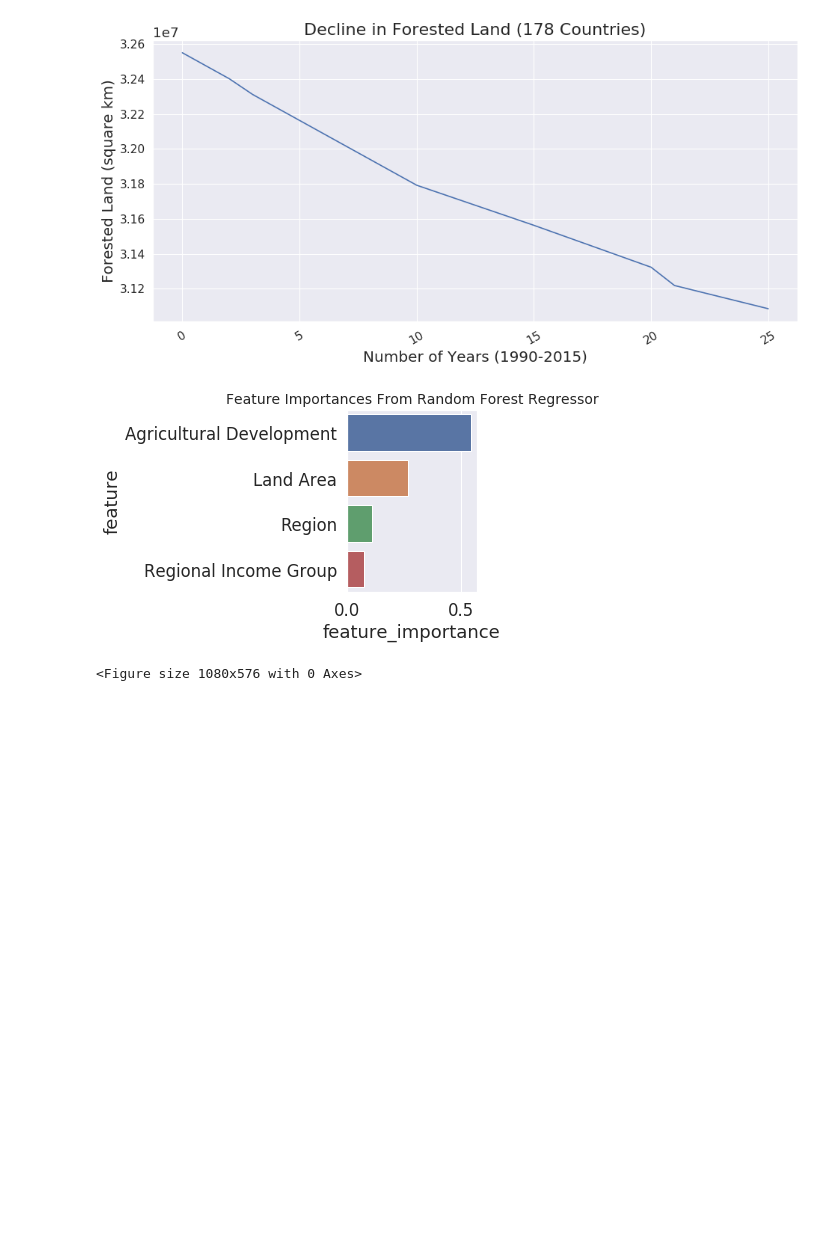
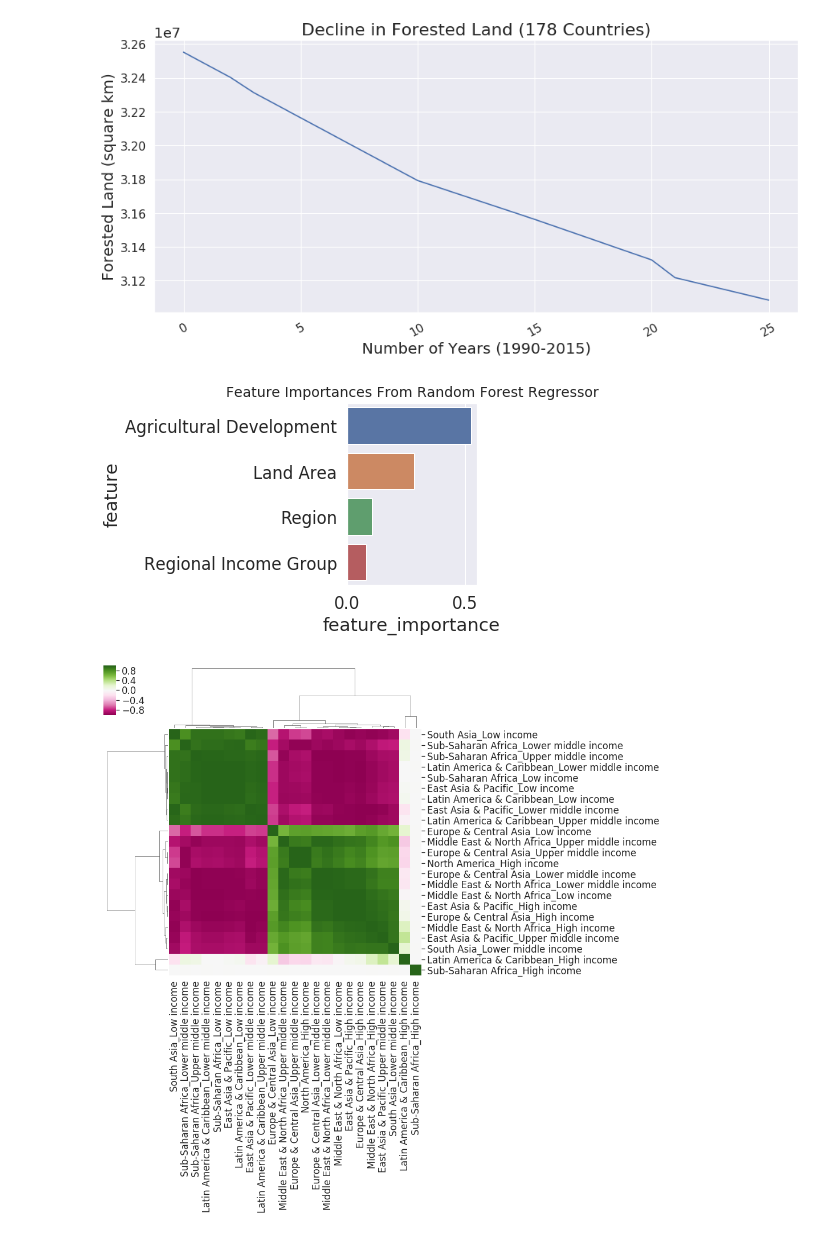
Before and after one commit to reventropy/data_incubator_2018, a Jupyter notebook: deforestation.ipynb, the cells around one changed output. Drawn from its saved outputs; the diff is of its cells as text; code cells hidden in the pictures; blank space fills up the shorter version.

```diff
--- a/deforestation.ipynb
+++ b/deforestation.ipynb
@@ -49,6 +49,7 @@ def plot_deforestation_data(merged):
     plt.xlabel("Number of Years (1990-2015)",fontsize=18)
     plt.tight_layout()
     plt.show()
+    plt.close()
 
 
 def plot_feature_importances(merged):
@@ -69,8 +70,46 @@ def plot_feature_importances(merged):
     ax = sns.barplot(x="feature_importance", y="feature", data=feature_importances_out)
     plt.title("Feature Importances From Random Forest Regressor",fontsize=14)
     plt.tight_layout()
-    plt.figure(figsize=(15,8))
     plt.show()
+    plt.close()
+
+def plotClustermap():
+	df_forestation = pd.read_csv("data/percent_forestation.csv")
+	df_region = pd.read_csv("data/region_and_income.csv")
+	code2name = dict(zip(list(df_forestation["Country Code"].values),list(df_forestation["Country Name"].values)))
+
+	df_forestation.index = df_forestation["Country Code"].values
+	df_region.index = df_region["Country Code"].values
+
+	df_forestation = df_forestation[df_forestation.columns[4:]]
+	df_region = df_region[["Region","IncomeGroup"]]
+	merged = pd.concat([df_region,df_forestation],axis=1,sort=False)
+	merged.dropna(how="any",inplace=True,axis=0)
+	merged = merged.groupby(["Region","IncomeGroup"]).mean()
+	merged.sort_values(["Region","IncomeGroup"],inplace=True)
+
+	newindex=[]
+	for pair in merged.index.values:
+	    newindex.append(pair[0]+"_"+pair[1])
+	merged.index = newindex
+	merged.drop("South Asia_Upper middle income",axis=0,inplace=True)
+	corr = merged.transpose().corr()
+
+	merged.to_csv("testout.csv")
+
+
+	newdf = pd.DataFrame(data=corr,columns=merged.index.values)
+	newdf.index = merged.index.values
+
+
+	g = sns.clustermap(newdf,row_cluster=True, cbar_kws=None, col_cluster=True, row_linkage=None,cmap="PiYG", col_linkage=None, robust=True,vmin=-1, vmax=1)
+	plt.setp(g.ax_heatmap.xaxis.get_majorticklabels(), rotation=90)
+
+	plt.show()
+	#plt.savefig("figures/clustermap.png",bbox_inches='tight')
+	plt.close()
+
+
 
 def rename_cols(all_dfs):
     for e in all_dfs:
@@ -113,33 +152,36 @@ def prune_regional_income(all_dfs):
 df_perc_forestation = pd.read_csv('data/percent_forestation.csv')
 df_agriculture = pd.read_csv('data/agricultural_land_perc.csv')
 df_land_area = pd.read_csv('data/land_area.csv')
 df_region_income = pd.read_csv("data/region_and_income.csv")
 country_name_to_code = dict(zip(list(df_perc_forestation["Country Name"].values),list(df_perc_forestation["Country Code"].values)))
 all_dfs = {"forestation":df_perc_forestation,"agriculture":df_agriculture,"land_area":df_land_area,"region_income":df_region_income}
 
 #rename columns and drop ones we don't want
 all_dfs = rename_cols(all_dfs)
 
 dates = [str(d) for d in range(1990,2016)]
 all_dfs = prune_perc_forestation(all_dfs,dates)
 all_dfs = prune_land_area(all_dfs,dates)
 all_dfs = prune_agriculture(all_dfs,dates)
 all_dfs = prune_regional_income(all_dfs)
 
 merged = pd.concat(all_dfs.values(),axis=1,sort=False)
 #only retain complete data
 merged.dropna(how="any",axis=0,inplace=True)
 plot_deforestation_data(merged) #plot basic deforestation median as in sqare kilometers
 
 #use simple map encoding for remaining categorical column
 merged = mapEncode(merged,"Region_region_income")
 merged = mapEncode(merged,"IncomeGroup_region_income")
 
 #calculate a summary statistic for the time series <can improve a lot on this>
 merged,summarized_cols = ts_summary(merged)
 merged.drop(summarized_cols,axis=1,inplace=True)
 plot_feature_importances(merged)
+
+#try to visualize relationship between income, region, and deforestation
+plotClustermap()
 # %% [output]
-[figure, old version]
+[figure, new version]
-[figure, old version]
+[figure, new version]
-<Figure size 1080x576 with 0 Axes>
+[figure, added]
```
